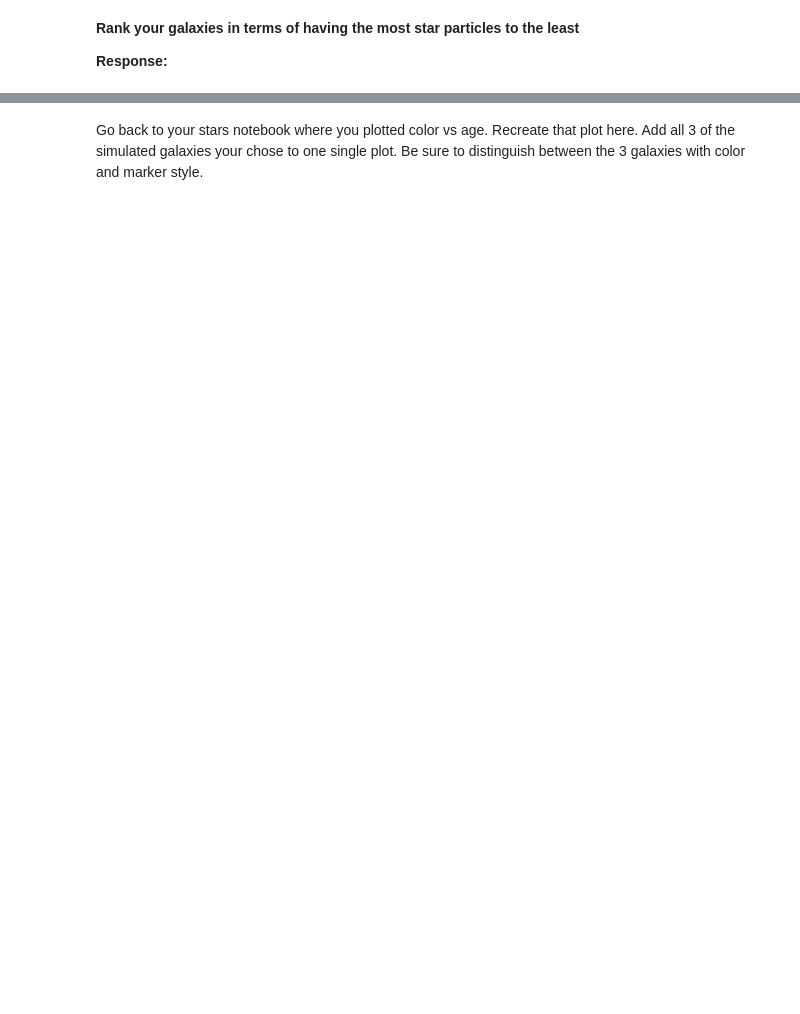
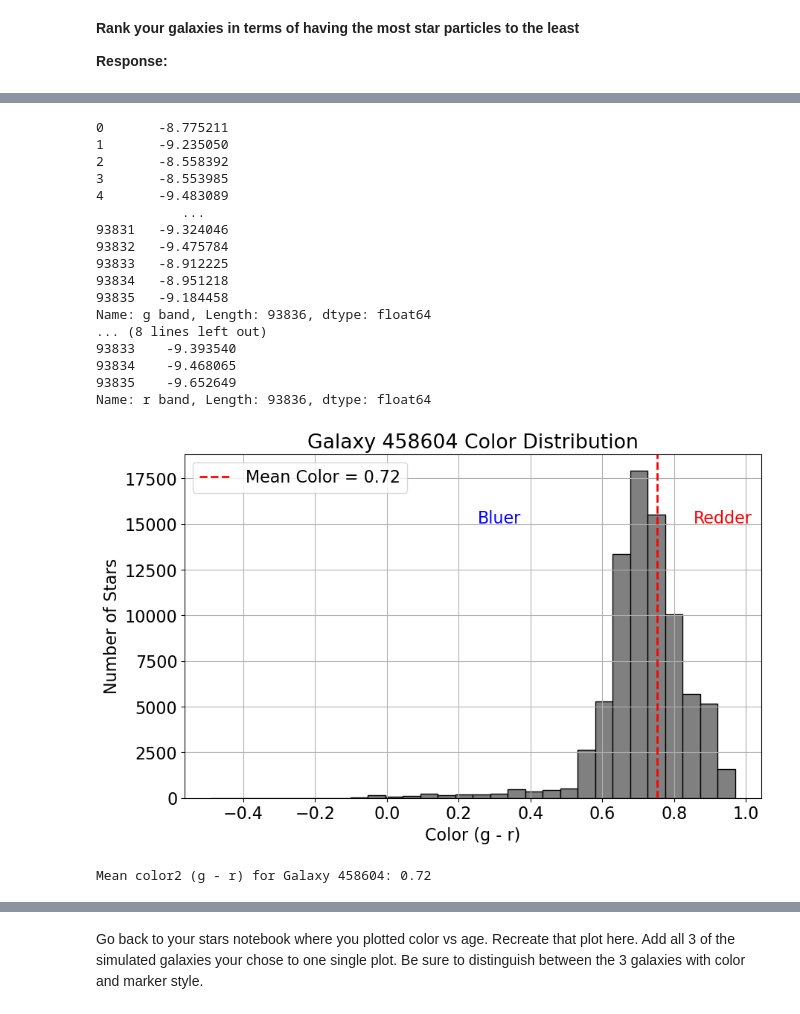
Before and after one commit to Op173/CFR-2025, a Jupyter notebook: Astro/Blank/6 - Simulated Galaxies Pt1.ipynb, the cells around one changed output, grey strips where cells are left out. Cells and saved outputs as stored; diff of their text form; code cells hidden in the pictures; blank space fills up the shorter version.

```diff
--- a/Astro/Blank/6 - Simulated Galaxies Pt1.ipynb
+++ b/Astro/Blank/6 - Simulated Galaxies Pt1.ipynb
@@ -123,0 +170,59 @@ matplotlib.rc('font', **{'family':'sans-serif', 'size':16})
+# %%
+# galaxy 2
+import pandas as pd
+import matplotlib.pyplot as plt
+import numpy as np
+import matplotlib
+matplotlib.rc('font', **{'family': 'sans-serif', 'size': 16})
+
+# grab the columns we want
+data2 = pd.read_csv('../Data/individual_analogs/458604_star_properties.csv')
+print(data2['g band'])
+print(data2['r band'])
+# calculate the color
+
+color2 = data2['g band'] - data2['r band']
+
+#create a histogram of the color. label the blue and red side. title your plot the galaxy name. calculate the mean color
+plt.figure(figsize=(10,6))
+plt.hist(color, bins=30, color='gray', edgecolor='black')
+
+# Label the plot
+plt.xlabel('Color (g - r)')
+plt.ylabel('Number of Stars')
+plt.title('Galaxy 458604 Color Distribution')
+
+# Add vertical line for mean color
+mean_color2 = np.mean(color2)
+plt.axvline(mean_color2, color='red', linestyle='dashed', linewidth=2, label=f'Mean Color = {mean_color:.2f}')
+
+# Annotate red/blue side
+plt.text(mean_color2 + 0.1, plt.ylim()[1]*0.8, 'Redder', color='red')
+plt.text(mean_color2 - 0.5, plt.ylim()[1]*0.8, 'Bluer', color='blue')
+
+plt.legend()
+plt.grid(True)
+plt.show()
+
+# Print the mean color
+print(f"Mean color2 (g - r) for Galaxy 458604: {mean_color:.2f}")
+# %% [output]
+0       -8.775211
+1       -9.235050
+2       -8.558392
+3       -8.553985
+4       -9.483089
+           ...
+93831   -9.324046
+93832   -9.475784
+93833   -8.912225
+93834   -8.951218
+93835   -9.184458
+Name: g band, Length: 93836, dtype: float64
+... (8 lines left out)
+93833    -9.393540
+93834    -9.468065
+93835    -9.652649
+Name: r band, Length: 93836, dtype: float64
+[figure, added]
+Mean color2 (g - r) for Galaxy 458604: 0.72
```
Also changed, not shown: parts of 16 cells of this notebook.
